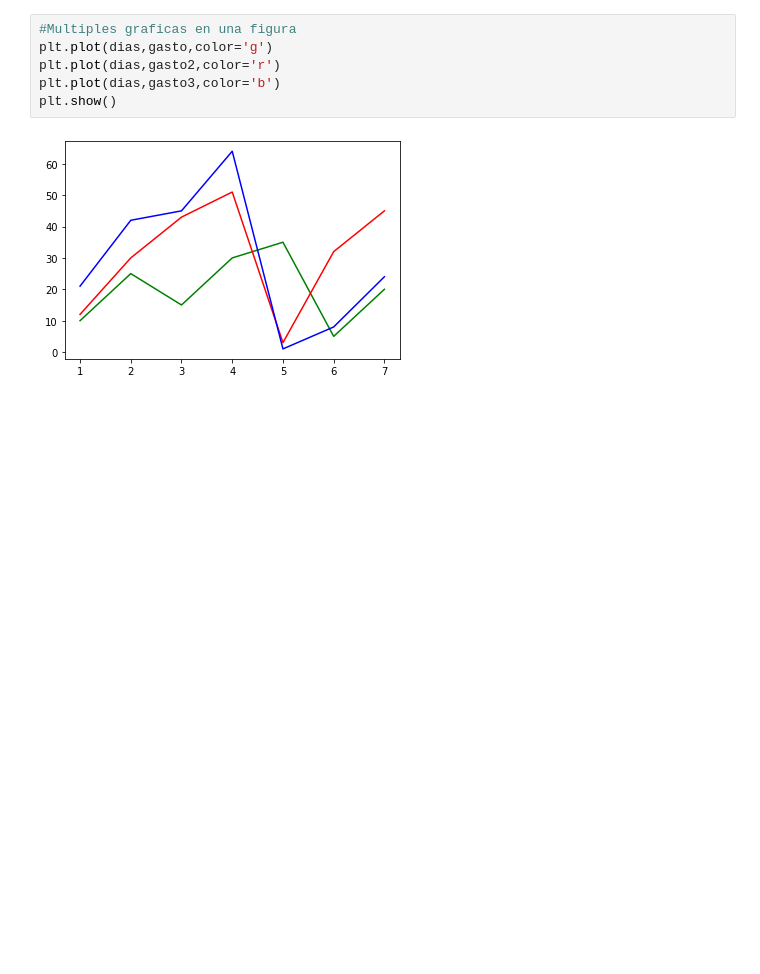
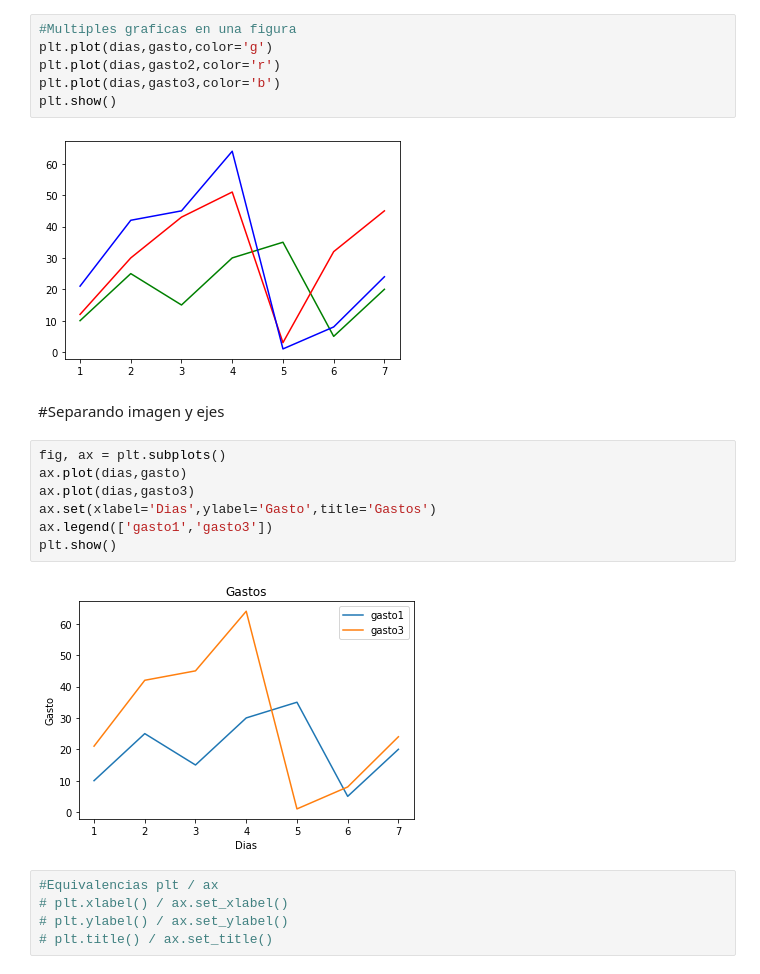
Before and after one commit to josecodetech/matplotlib, a Jupyter notebook: matplotlib.ipynb, the cells around one changed output. Drawn from its saved outputs; the diff is of its cells as text; blank space fills up the shorter version.

Commit message:
Subplots

```diff
--- a/matplotlib.ipynb
+++ b/matplotlib.ipynb
@@ -67,3 +67,19 @@ plt.plot(dias,gasto3,color='b')
 plt.show()
 # %% [output]
 [figure]
+# %% [markdown]
+#Separando imagen y ejes
+# %%
+fig, ax = plt.subplots()
+ax.plot(dias,gasto)
+ax.plot(dias,gasto3)
+ax.set(xlabel='Dias',ylabel='Gasto',title='Gastos')
+ax.legend(['gasto1','gasto3'])
+plt.show()
+# %% [output]
+[figure, added]
+# %%
+#Equivalencias plt / ax
+# plt.xlabel() / ax.set_xlabel()
+# plt.ylabel() / ax.set_ylabel()
+# plt.title() / ax.set_title()
```
Also changed, not shown: parts of 3 cells of this notebook.
